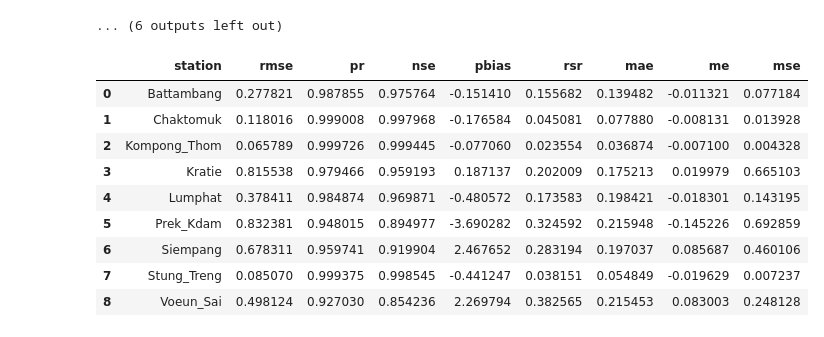
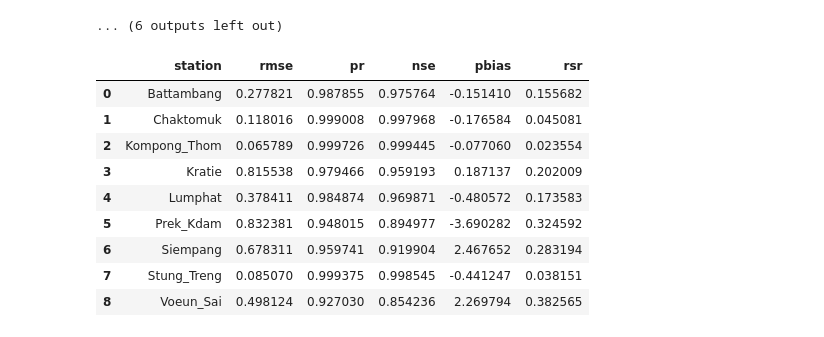
Before and after one commit to biplovbhandari/thesis_rating_curve, a Jupyter notebook: Notebooks/2.manual_vs_telemetry.ipynb, the cells around one changed output. Cells and saved outputs as stored; diff of their text form; code cells hidden in the pictures.

```diff
--- a/Notebooks/2.manual_vs_telemetry.ipynb
+++ b/Notebooks/2.manual_vs_telemetry.ipynb
@@ -229,7 +235,6 @@ for _df in dfs:
 ... (6 outputs left out)
 # %%
 df_dump = pd.DataFrame(columns = ['station', 'rmse', 'pr', 'nse', 'pbias', 'rsr'])
-df_dump2 = pd.DataFrame(columns = ['station', 'rmse', 'pr', 'nse', 'pbias', 'rsr'])
 
 for _df in dfs:
     station = _df['name']
@@ -237,11 +242,8 @@ for _df in dfs:
     df = _df['df']
     df.sort_values(by=['datetime'], ascending=True, inplace=True)
 
-    _manual = df.manual
-    manual = np.asarray(_manual)
-
-    _telemetry = df.telemetry
-    telemetry = np.asarray(_telemetry)
+    manual = df.manual
+    telemetry = df.telemetry
 
     # mean error
     me = stats.me(manual, telemetry)
@@ -252,44 +254,43 @@ for _df in dfs:
     # mean squared error
     mse = stats.mse(manual, telemetry)
 
     # root mean squared error
     rmse = stats.rmse(manual, telemetry)
 
     # pearson's correlation coefficient
     pr = stats.pearson_cc(manual, telemetry)
 
     # nse
     nse = stats.nse(manual, telemetry)
 
     # pbias
     pbias = stats.pbias(manual, telemetry)
 
     # rsr
     rsr = stats.rsr(manual, telemetry)
 
     dump_record = {
         'station': station,
-        'me': me,
-        'mae': mae,
-        'mse': mse,
+#         'me': me,
+#         'mae': mae,
+#         'mse': mse,
         'rmse': rmse,
         'pr': pr,
         'nse': nse,
         'pbias': pbias,
         'rsr': rsr,
     }
     df_dump = df_dump.append(dump_record, ignore_index=True)
 
-
 display(HTML(df_dump.to_html()))
 # %% [output]
-|  | station | rmse | pr | nse | pbias | rsr | mae | me | mse |
-| 0 | Battambang | 0.277821 | 0.987855 | 0.975764 | -0.151410 | 0.155682 | 0.139482 | -0.011321 | 0.077184 |
-| 1 | Chaktomuk | 0.118016 | 0.999008 | 0.997968 | -0.176584 | 0.045081 | 0.077880 | -0.008131 | 0.013928 |
-| 2 | Kompong_Thom | 0.065789 | 0.999726 | 0.999445 | -0.077060 | 0.023554 | 0.036874 | -0.007100 | 0.004328 |
-| 3 | Kratie | 0.815538 | 0.979466 | 0.959193 | 0.187137 | 0.202009 | 0.175213 | 0.019979 | 0.665103 |
-| 4 | Lumphat | 0.378411 | 0.984874 | 0.969871 | -0.480572 | 0.173583 | 0.198421 | -0.018301 | 0.143195 |
-| 5 | Prek_Kdam | 0.832381 | 0.948015 | 0.894977 | -3.690282 | 0.324592 | 0.215948 | -0.145226 | 0.692859 |
-| 6 | Siempang | 0.678311 | 0.959741 | 0.919904 | 2.467652 | 0.283194 | 0.197037 | 0.085687 | 0.460106 |
-| 7 | Stung_Treng | 0.085070 | 0.999375 | 0.998545 | -0.441247 | 0.038151 | 0.054849 | -0.019629 | 0.007237 |
-| 8 | Voeun_Sai | 0.498124 | 0.927030 | 0.854236 | 2.269794 | 0.382565 | 0.215453 | 0.083003 | 0.248128 |
+|  | station | rmse | pr | nse | pbias | rsr |
+| 0 | Battambang | 0.277821 | 0.987855 | 0.975764 | -0.151410 | 0.155682 |
+| 1 | Chaktomuk | 0.118016 | 0.999008 | 0.997968 | -0.176584 | 0.045081 |
+| 2 | Kompong_Thom | 0.065789 | 0.999726 | 0.999445 | -0.077060 | 0.023554 |
+| 3 | Kratie | 0.815538 | 0.979466 | 0.959193 | 0.187137 | 0.202009 |
+| 4 | Lumphat | 0.378411 | 0.984874 | 0.969871 | -0.480572 | 0.173583 |
+| 5 | Prek_Kdam | 0.832381 | 0.948015 | 0.894977 | -3.690282 | 0.324592 |
+| 6 | Siempang | 0.678311 | 0.959741 | 0.919904 | 2.467652 | 0.283194 |
+| 7 | Stung_Treng | 0.085070 | 0.999375 | 0.998545 | -0.441247 | 0.038151 |
+| 8 | Voeun_Sai | 0.498124 | 0.927030 | 0.854236 | 2.269794 | 0.382565 |
```
Also changed, not shown: parts of 2 cells of this notebook, 1 other file.
